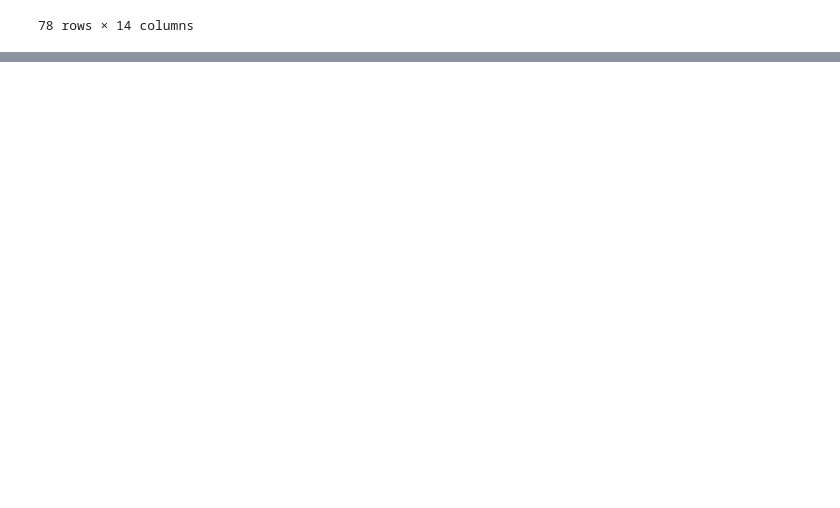
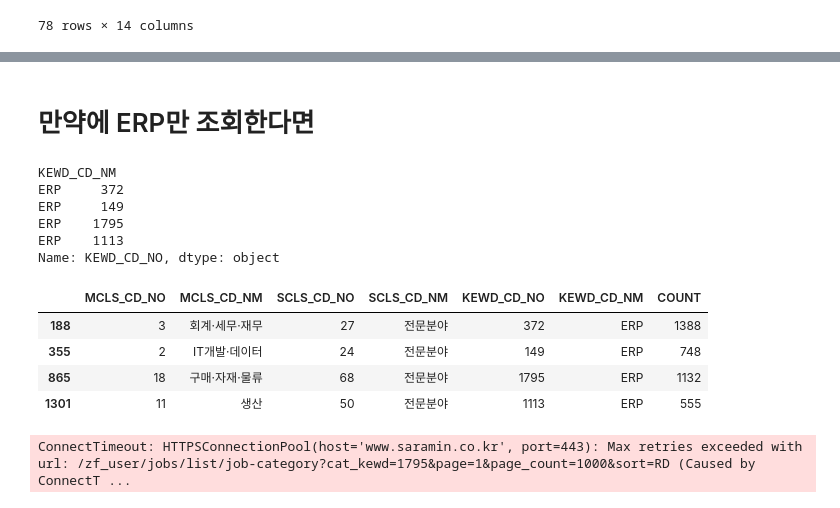
Before and after one commit to soljeong/recruit-scraper, a Jupyter notebook: scrape_rec.ipynb, the cells around one changed output, grey strips where cells are left out. Saved outputs shown, nothing was run; the diff lists cells and outputs as text; code cells hidden in the pictures; blank space fills up the shorter version.

```diff
--- a/scrape_rec.ipynb
+++ b/scrape_rec.ipynb
@@ -261,0 +327,2 @@ send_to_google_sheet(df_job_filtered)
+# %%
+s = df.set_index('KEWD_CD_NM')['KEWD_CD_NO']
@@ -261,0 +347,19 @@ send_to_google_sheet(df_job_filtered)
+# %% [markdown]
+# 만약에 ERP만 조회한다면
+# %%
+s.get('ERP')
+# %% [output]
+KEWD_CD_NM
+ERP     372
+ERP     149
+ERP    1795
+ERP    1113
+Name: KEWD_CD_NO, dtype: object
+# %%
+df[df['KEWD_CD_NM']=='ERP']
+# %% [output]
+|  | MCLS_CD_NO | MCLS_CD_NM | SCLS_CD_NO | SCLS_CD_NM | KEWD_CD_NO | KEWD_CD_NM | COUNT |
+| 188 | 3 | 회계·세무·재무 | 27 | 전문분야 | 372 | ERP | 1388 |
+| 355 | 2 | IT개발·데이터 | 24 | 전문분야 | 149 | ERP | 748 |
+| 865 | 18 | 구매·자재·물류 | 68 | 전문분야 | 1795 | ERP | 1132 |
+| 1301 | 11 | 생산 | 50 | 전문분야 | 1113 | ERP | 555 |
@@ -261,0 +368,4 @@ send_to_google_sheet(df_job_filtered)
+# %%
+data = fetch_job_data(1795)
+# %% [output]
+ConnectTimeout: HTTPSConnectionPool(host='www.saramin.co.kr', port=443): Max retries exceeded with url: /zf_user/jobs/list/job-category?cat_kewd=1795&page=1&page_count=1000&sort=RD (Caused by ConnectT ...
```
Also changed, not shown: parts of 14 cells of this notebook, 3 other files.
